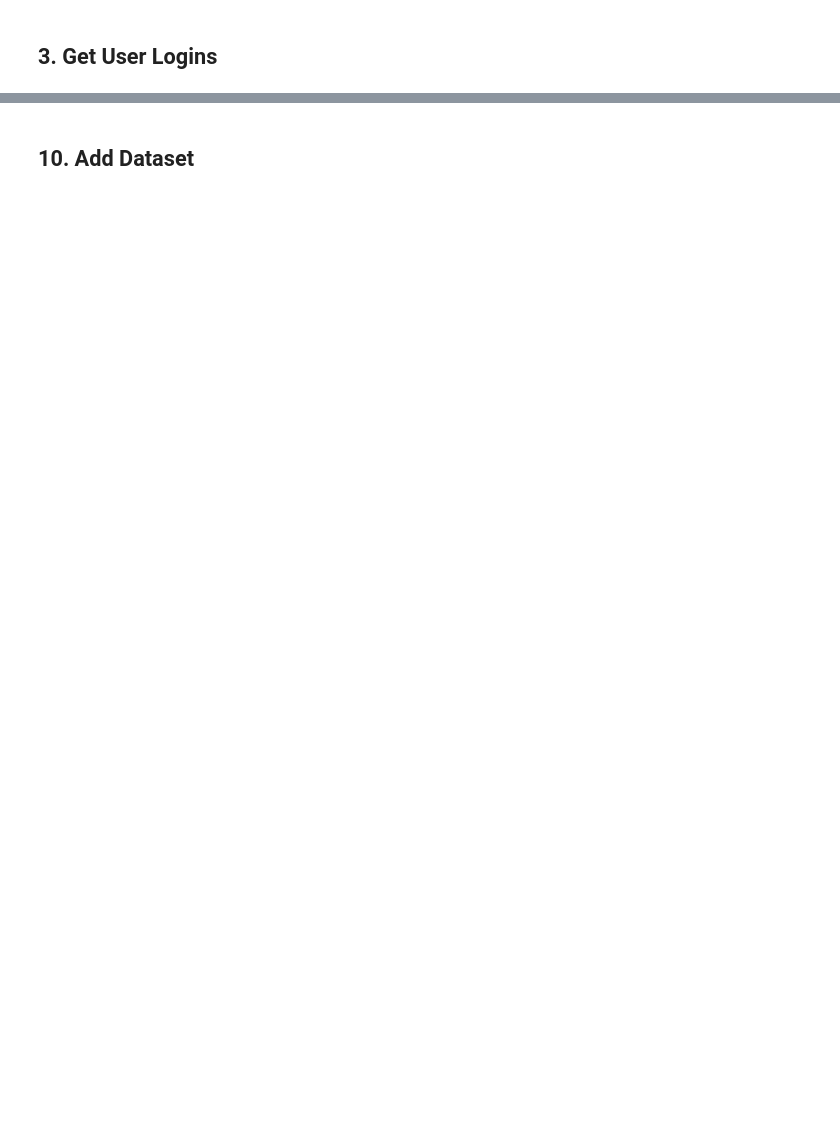
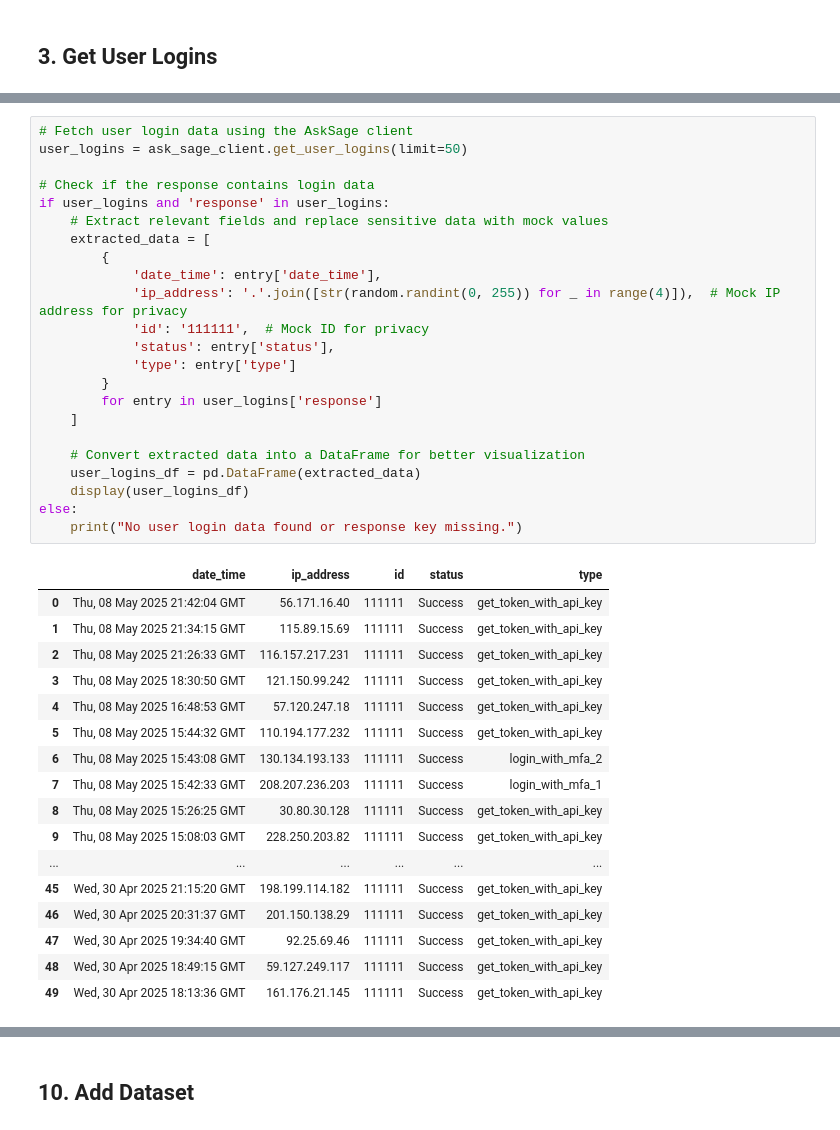
Before and after one commit to Ask-Sage/AskSage-Open-Source-Community, a Jupyter notebook: examples/ex_1_api_endpoints/asksage_python_client_overview.ipynb, the cells around one changed output, grey strips where cells are left out. Drawn from its saved outputs; the diff is of its cells as text; blank space fills up the shorter version.

```diff
--- a/examples/ex_1_api_endpoints/asksage_python_client_overview.ipynb
+++ b/examples/ex_1_api_endpoints/asksage_python_client_overview.ipynb
@@ -243,0 +291,41 @@ display(personas_df.head(15)) # modify .head() to display all or a specific numb
+# %%
+# Fetch user login data using the AskSage client
+user_logins = ask_sage_client.get_user_logins(limit=50)
+
+# Check if the response contains login data
+if user_logins and 'response' in user_logins:
+    # Extract relevant fields and replace sensitive data with mock values
+    extracted_data = [
+        {
+            'date_time': entry['date_time'],
+            'ip_address': '.'.join([str(random.randint(0, 255)) for _ in range(4)]),  # Mock IP address for privacy
+            'id': '111111',  # Mock ID for privacy
+            'status': entry['status'],
+            'type': entry['type']
+        }
+        for entry in user_logins['response']
+    ]
+
+    # Convert extracted data into a DataFrame for better visualization
+    user_logins_df = pd.DataFrame(extracted_data)
+    display(user_logins_df)
+else:
+    print("No user login data found or response key missing.")
+# %% [output]
+|  | date_time | ip_address | id | status | type |
+| 0 | Thu, 08 May 2025 21:42:04 GMT | 56.171.16.40 | 111111 | Success | get_token_with_api_key |
+| 1 | Thu, 08 May 2025 21:34:15 GMT | 115.89.15.69 | 111111 | Success | get_token_with_api_key |
+| 2 | Thu, 08 May 2025 21:26:33 GMT | 116.157.217.231 | 111111 | Success | get_token_with_api_key |
+| 3 | Thu, 08 May 2025 18:30:50 GMT | 121.150.99.242 | 111111 | Success | get_token_with_api_key |
+| 4 | Thu, 08 May 2025 16:48:53 GMT | 57.120.247.18 | 111111 | Success | get_token_with_api_key |
+| 5 | Thu, 08 May 2025 15:44:32 GMT | 110.194.177.232 | 111111 | Success | get_token_with_api_key |
+| 6 | Thu, 08 May 2025 15:43:08 GMT | 130.134.193.133 | 111111 | Success | login_with_mfa_2 |
+| 7 | Thu, 08 May 2025 15:42:33 GMT | 208.207.236.203 | 111111 | Success | login_with_mfa_1 |
+| 8 | Thu, 08 May 2025 15:26:25 GMT | 30.80.30.128 | 111111 | Success | get_token_with_api_key |
+| 9 | Thu, 08 May 2025 15:08:03 GMT | 228.250.203.82 | 111111 | Success | get_token_with_api_key |
+| ... | ... | ... | ... | ... | ... |
+| 45 | Wed, 30 Apr 2025 21:15:20 GMT | 198.199.114.182 | 111111 | Success | get_token_with_api_key |
+| 46 | Wed, 30 Apr 2025 20:31:37 GMT | 201.150.138.29 | 111111 | Success | get_token_with_api_key |
+| 47 | Wed, 30 Apr 2025 19:34:40 GMT | 92.25.69.46 | 111111 | Success | get_token_with_api_key |
+| 48 | Wed, 30 Apr 2025 18:49:15 GMT | 59.127.249.117 | 111111 | Success | get_token_with_api_key |
+| 49 | Wed, 30 Apr 2025 18:13:36 GMT | 161.176.21.145 | 111111 | Success | get_token_with_api_key |
```
Also changed, not shown: parts of 167 cells of this notebook, 11 other files.
